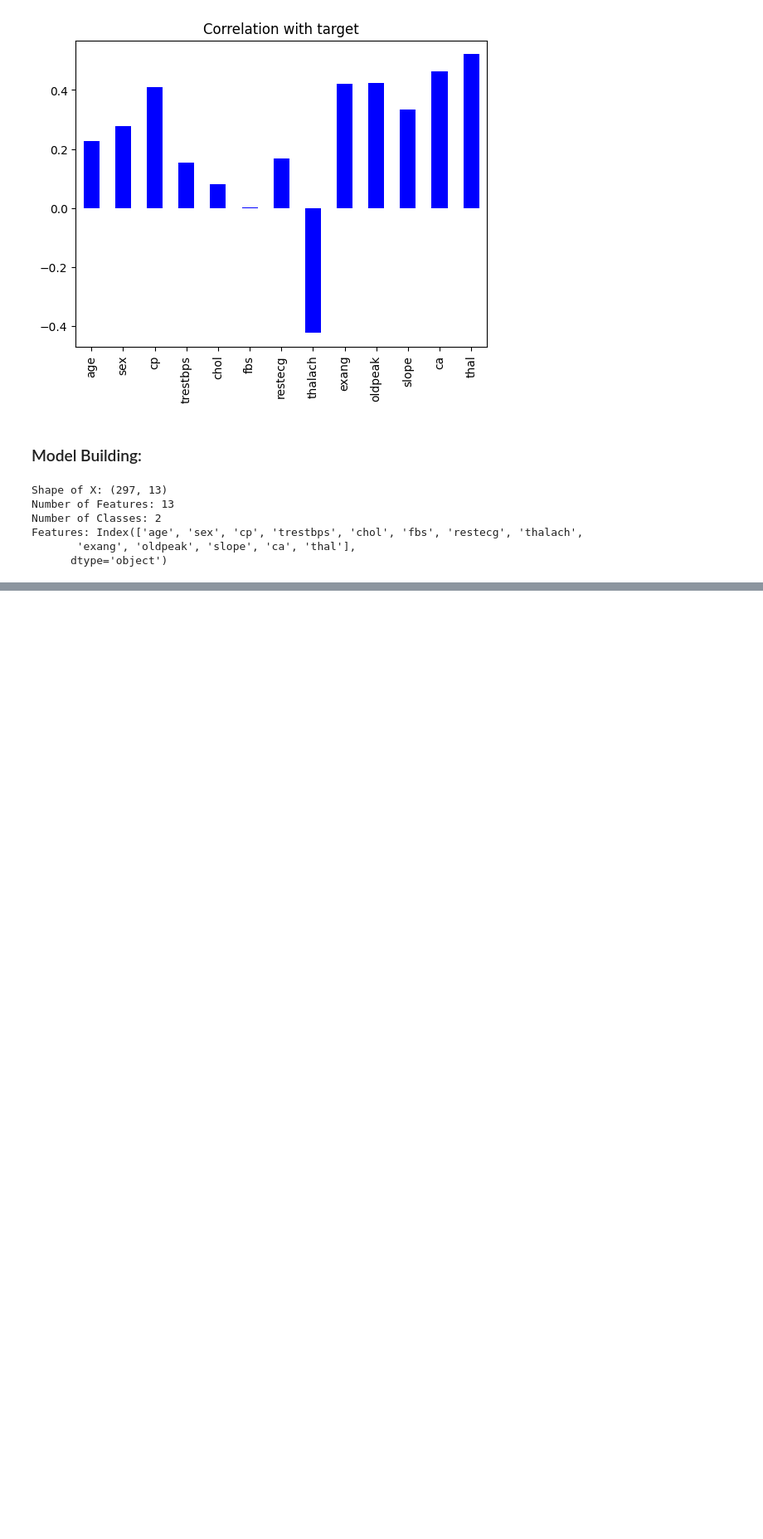
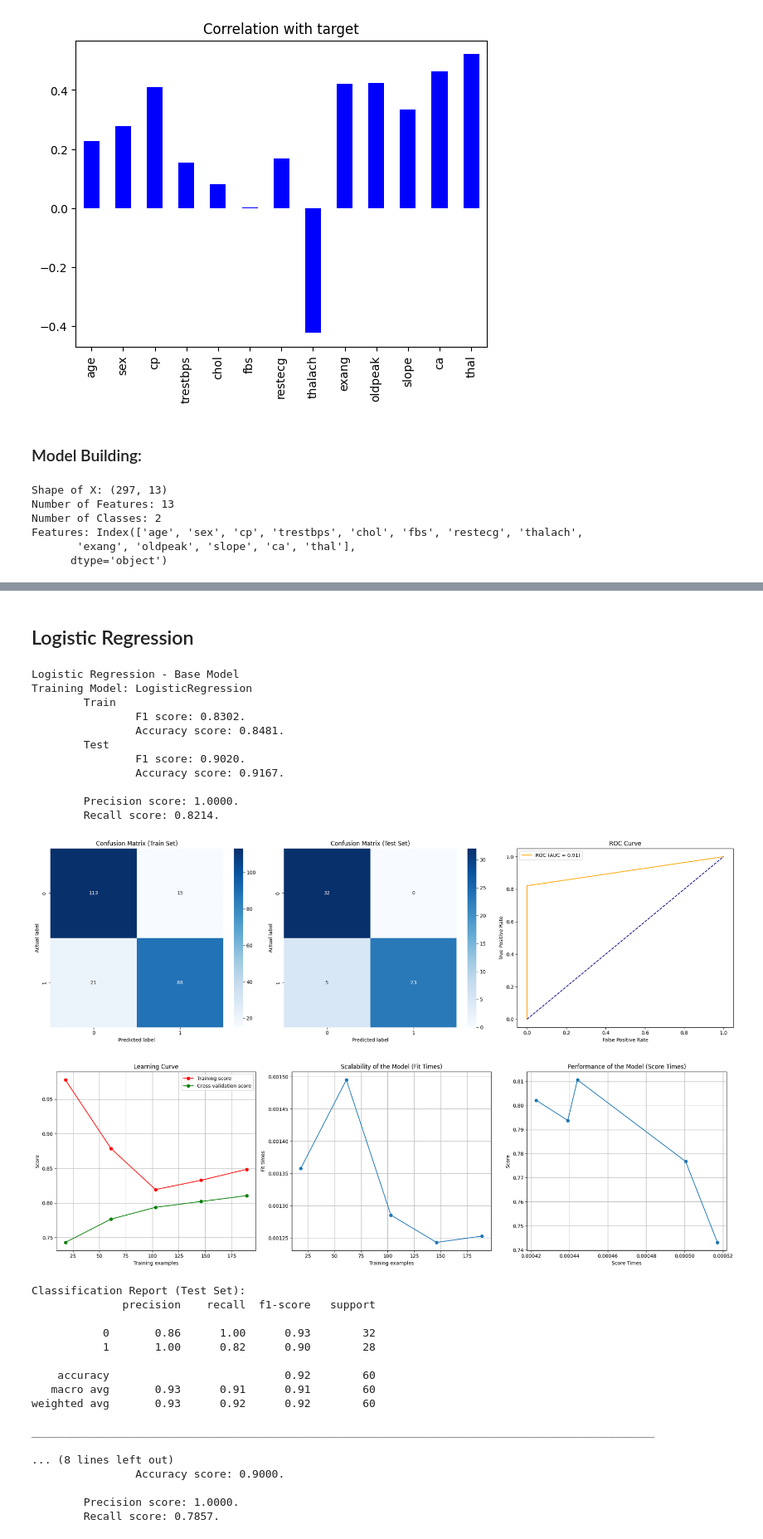
Before and after one commit to cristiano-nicolau/faa_t1, a Jupyter notebook: data_analyses.ipynb, the cells around one changed output, grey strips where cells are left out. Shown at 83% size. Cells and saved outputs as stored; diff of their text form; code cells hidden in the pictures; blank space fills up the shorter version.

Commit message:
logistic regression

```diff
--- a/data_analyses.ipynb
+++ b/data_analyses.ipynb
@@ -341,6 +391,2 @@ Features: Index(['age', 'sex', 'cp', 'trestbps', 'chol', 'fbs', 'restecg', 'thal
 # %%
-X_train, X_test, y_train, y_test = train_test_split(X, y, test_size=0.3, random_state=42)
+X_train, X_test, y_train, y_test = train_test_split(X, y, stratify=y, test_size=0.2, random_state=42)
-# %%
-scaler = StandardScaler()
-X_train = scaler.fit_transform(X_train)
-X_test = scaler.transform(X_test)
@@ -367,14 +392,0 @@ weighted avg       0.79      0.79      0.79        90
-# %%
-X = df.drop(columns=['target', 'sex', 'fbs'], axis=1)
-y = df['target']
-X_train, X_test, y_train, y_test = train_test_split(X, y, test_size=0.3, random_state=42)
-X_train = scaler.fit_transform(X_train)
-X_test = scaler.transform(X_test)
-model = LogisticRegression()
-model.fit(X_train, y_train)
-
-y_pred = model.predict(X_test)
-accuracy = accuracy_score(y_test, y_pred)
-print('Accuracy:', accuracy)
-print('Model Score:', model.score(X_test, y_test))
-print(classification_report(y_test, y_pred))
@@ -391,0 +513,57 @@ weighted avg       0.80      0.80      0.80        90
+# %% [markdown]
+## Logistic Regression
+# %%
+logisticRegression = LogisticRegression()
+
+print("Logistic Regression - Base Model")
+train(logisticRegression, X_train, X_test, y_train, y_test)
+learning_curve(logisticRegression, X_train, y_train)
+
+print('________________________________________________________________________________________________\n')
+
+logisticRegressionHyperTuned = LogisticRegression()
+parameters =  [{'solver': ['liblinear'], 'max_iter': [100, 300, 500, 1000], 'C': [0.001, 0.01, 0.1, 1, 10, 100, 1000], 'class_weight': ['balanced'], 'penalty': ['l1', 'l2']}]
+best_parameters = hyper_parameter(logisticRegressionHyperTuned, parameters, X_train, y_train)
+
+logisticRegressionHyperTuned.set_params(**best_parameters)
+train(logisticRegressionHyperTuned, X_train, X_test, y_train, y_test)
+
+print('________________________________________________________________________________________________\n')
+
+logisticRegressionKfmodel = k_fold_cross_validation(logisticRegressionHyperTuned, 3, X_train, y_train)
+train(logisticRegressionKfmodel, X_train, X_test, y_train, y_test)
+
+print('________________________________________________________________________________________________\n')
+
+validationCurve(np.array([1, 10, 100, 500, 1000]), "C", X_train, y_train, logisticRegressionKfmodel)
+# %% [output]
+Logistic Regression - Base Model
+Training Model: LogisticRegression
+        Train
+                F1 score: 0.8302.
+                Accuracy score: 0.8481.
+        Test
+                F1 score: 0.9020.
+                Accuracy score: 0.9167.
+
+        Precision score: 1.0000.
+        Recall score: 0.8214.
+[figure, added]
+[figure, added]
+Classification Report (Test Set):
+              precision    recall  f1-score   support
+
+           0       0.86      1.00      0.93        32
+           1       1.00      0.82      0.90        28
+
+    accuracy                           0.92        60
+   macro avg       0.93      0.91      0.91        60
+weighted avg       0.93      0.92      0.92        60
+
+________________________________________________________________________________________________
+
+... (8 lines left out)
+                Accuracy score: 0.9000.
+
+        Precision score: 1.0000.
+        Recall score: 0.7857.
```
Also changed, not shown: parts of 13 cells of this notebook.
